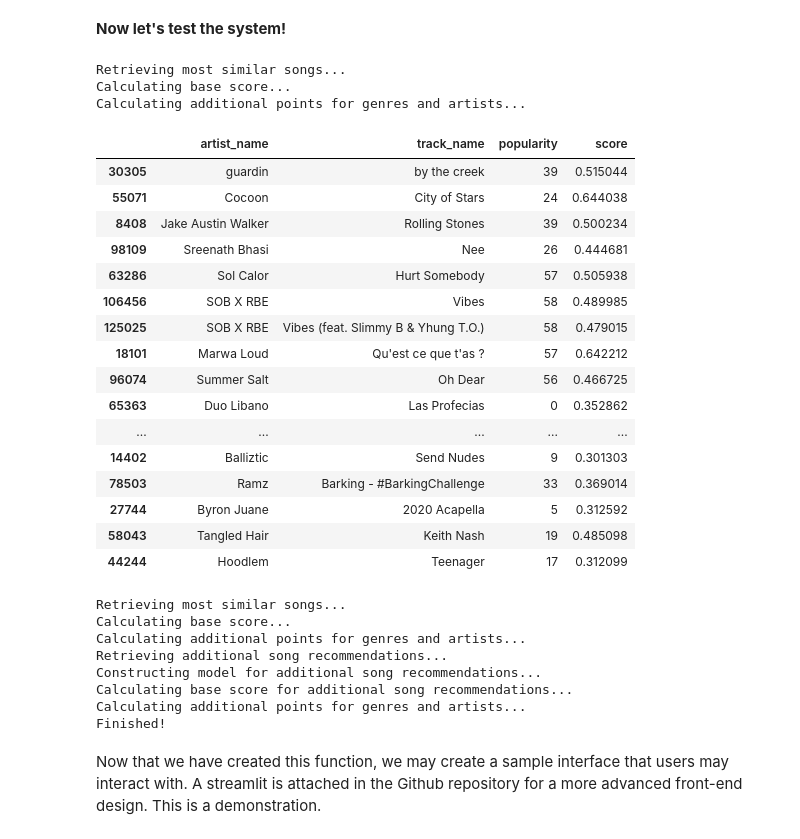
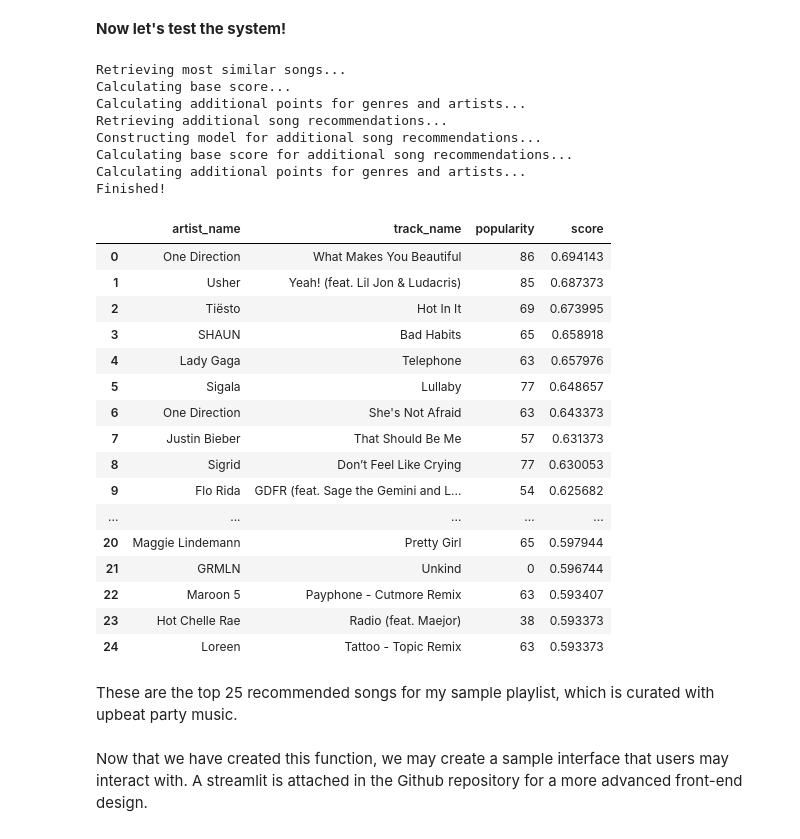
Before and after one commit to JustinGong03/song-recommendation-system, a Jupyter notebook: main_notebook.ipynb, the cells around one changed output. Cells and saved outputs as stored; diff of their text form; code cells hidden in the pictures.

Commit message:
user testing

```diff
--- a/main_notebook.ipynb
+++ b/main_notebook.ipynb
@@ -45,7 +45,7 @@ sp = spotipy.Spotify(client_credentials_manager=client_credentials_manager)
 # %% [markdown]
 Next, I'll import and inspect a dataset to act as a song bank. This will primarily be where songs are retrieved. This dataset was retrieved from the following
 # %%
-df = pd.read_csv("SpotifyAudioFeaturesApril2019.csv")
+df = pd.read_csv("data/SpotifyAudioFeaturesApril2019.csv")
 # %%
 df.head()
 # %% [output]
@@ -673,7 +675,10 @@ Now we may compile everything together into a final function which can take in a
 def artist_genre_helper(genres, artists, base, df): # helper function to calculate additional points for genres and overlapping artists
     for artist in df['artist_name'].unique():
         add = base
-        gen = sp.search(artist, type = 'artist', limit = 1)['artists']['items'][0]['genres']
+        gen = sp.search(artist, type = 'artist', limit = 1)['artists']['items']
+        if len(gen) == 0:
+            continue
+        gen = gen[0]['genres']
         convert_genres(gen)
         for genre in genres.keys():
             if genre in gen:
@@ -697,7 +702,7 @@ def recommend_songs_from_playlist(link):
     print("Calculating base score...")
     # calculating base score with popularity
     popularity = recommendations['popularity'].values / 100
-    score = (popularity * 0.2) + [math.exp(-1 * x) * 0.8 for x in distances[0]]
+    score = (popularity * 0.2) + [math.exp(-1 * x) * 0.8 for x in dist[0]]
     recommendations['score'] = score
 
     print("Calculating additional points for genres and artists...")
@@ -744,38 +749,37 @@ def recommend_songs_from_playlist(link):
 # %% [markdown]
 **Now let's test the system!**
 # %%
-output = recommend_songs_from_playlist("https://open.spotify.com/playlist/3ewsgLYaBXT7anXpciX6If?si=LawxesB8QBaeJVrOooFU5w")
+output = recommend_songs_from_playlist("https://open.spotify.com/playlist/051jo7zqACBu3SkVqecs7u?si=3d642ee813f542cf")
 # %% [output]
 Retrieving most similar songs...
 Calculating base score...
 Calculating additional points for genres and artists...
+Retrieving additional song recommendations...
+Constructing model for additional song recommendations...
+Calculating base score for additional song recommendations...
+Calculating additional points for genres and artists...
+Finished!
-|  | artist_name | track_name | popularity | score |
-| 30305 | guardin | by the creek | 39 | 0.515044 |
-| 55071 | Cocoon | City of Stars | 24 | 0.644038 |
-| 8408 | Jake Austin Walker | Rolling Stones | 39 | 0.500234 |
-| 98109 | Sreenath Bhasi | Nee | 26 | 0.444681 |
-| 63286 | Sol Calor | Hurt Somebody | 57 | 0.505938 |
-| 106456 | SOB X RBE | Vibes | 58 | 0.489985 |
-| 125025 | SOB X RBE | Vibes (feat. Slimmy B & Yhung T.O.) | 58 | 0.479015 |
-| 18101 | Marwa Loud | Qu'est ce que t'as ? | 57 | 0.642212 |
-| 96074 | Summer Salt | Oh Dear | 56 | 0.466725 |
-| 65363 | Duo Libano | Las Profecias | 0 | 0.352862 |
-| ... | ... | ... | ... | ... |
-| 14402 | Balliztic | Send Nudes | 9 | 0.301303 |
-| 78503 | Ramz | Barking - #BarkingChallenge | 33 | 0.369014 |
-| 27744 | Byron Juane | 2020 Acapella | 5 | 0.312592 |
-| 58043 | Tangled Hair | Keith Nash | 19 | 0.485098 |
-| 44244 | Hoodlem | Teenager | 17 | 0.312099 |
-# %%
-output = recommend_songs_from_playlist("https://open.spotify.com/playlist/3ewsgLYaBXT7anXpciX6If?si=LawxesB8QBaeJVrOooFU5w")
-# %% [output]
-Retrieving most similar songs...
-Calculating base score...
-Calculating additional points for genres and artists...
-Retrieving additional song recommendations...
-Constructing model for additional song recommendations...
-Calculating base score for additional song recommendations...
-Calculating additional points for genres and artists...
-Finished!
+# %%
+output[0:25]
+# %% [output]
+|  | artist_name | track_name | popularity | score |
+| 0 | One Direction | What Makes You Beautiful | 86 | 0.694143 |
+| 1 | Usher | Yeah! (feat. Lil Jon & Ludacris) | 85 | 0.687373 |
+| 2 | Tiësto | Hot In It | 69 | 0.673995 |
+| 3 | SHAUN | Bad Habits | 65 | 0.658918 |
+| 4 | Lady Gaga | Telephone | 63 | 0.657976 |
+| 5 | Sigala | Lullaby | 77 | 0.648657 |
+| 6 | One Direction | She's Not Afraid | 63 | 0.643373 |
+| 7 | Justin Bieber | That Should Be Me | 57 | 0.631373 |
+| 8 | Sigrid | Don’t Feel Like Crying | 77 | 0.630053 |
+| 9 | Flo Rida | GDFR (feat. Sage the Gemini and L... | 54 | 0.625682 |
+| ... | ... | ... | ... | ... |
+| 20 | Maggie Lindemann | Pretty Girl | 65 | 0.597944 |
+| 21 | GRMLN | Unkind | 0 | 0.596744 |
+| 22 | Maroon 5 | Payphone - Cutmore Remix | 63 | 0.593407 |
+| 23 | Hot Chelle Rae | Radio (feat. Maejor) | 38 | 0.593373 |
+| 24 | Loreen | Tattoo - Topic Remix | 63 | 0.593373 |
+# %% [markdown]
+These are the top 25 recommended songs for my sample playlist, which is curated with upbeat party music.
 # %% [markdown]
-Now that we have created this function, we may create a sample interface that users may interact with. A streamlit is attached in the Github repository for a more advanced front-end design. This is a demonstration.
+Now that we have created this function, we may create a sample interface that users may interact with. A streamlit is attached in the Github repository for a more advanced front-end design.
```
Also changed, not shown: parts of 7 cells of this notebook, 6 other files.
